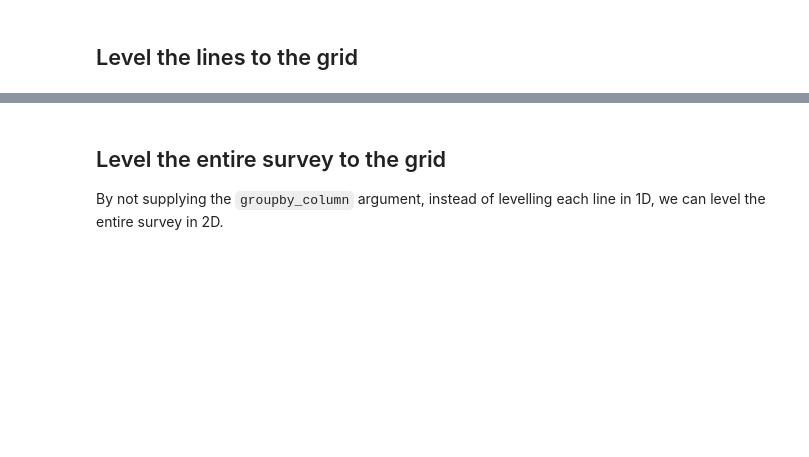
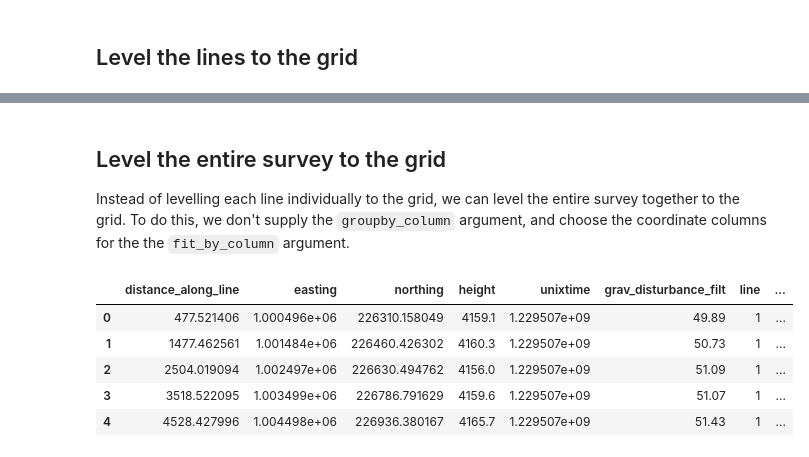
Before and after one commit to GeoToolkits/airbornegeo, a Jupyter notebook: docs/levelling_to_a_grid.ipynb, the cells around one changed output, grey strips where cells are left out. Saved outputs shown, nothing was run; the diff lists cells and outputs as text; code cells hidden in the pictures; blank space fills up the shorter version.

```diff
--- a/docs/levelling_to_a_grid.ipynb
+++ b/docs/levelling_to_a_grid.ipynb
@@ -209,19 +295,3 @@ ax.set_aspect("equal")
-# %%
-# plot the levelling correction
-blocked_survey["levelling_correction_trend_1"] = (
-    blocked_survey.upward_continued_10km - blocked_survey.levelled_trend_1
-)
-max_abs = vd.maxabs(blocked_survey.levelling_correction_trend_1, percentile=95)
-ax = blocked_survey.plot.scatter(
-    "easting",
-    "northing",
-    c="levelling_correction_trend_1",
-    s=0.1,
-    cmap=cmocean.cm.balance,
-    vmin=-max_abs,
-    vmax=max_abs,
-)
-ax.set_aspect("equal")
 # %%
 # look at just 1 of the leveled lines
 line_df = blocked_survey[blocked_survey.line == 2]
@@ -271,21 +320,30 @@ ax = line_df.plot.line(
 # %% [markdown]
 ## Level the entire survey to the grid
 
-By not supplying the `groupby_column` argument, instead of levelling each line in 1D, we can level the entire survey in 2D.
+Instead of levelling each line individually to the grid, we can level the entire survey together to the grid. To do this, we don't supply the `groupby_column` argument, and choose the coordinate columns for the the `fit_by_column` argument.
 # %%
 blocked_survey["levelled_trend_1"] = airbornegeo.level_to_grid(
     blocked_survey,
     degree=1,
+    fit_by_column=("easting", "northing"),  # fit trend based on coordinates
     data_column="upward_continued_10km",
     grid_column="sampled_grid_values",
 )
 blocked_survey["levelled_trend_2"] = airbornegeo.level_to_grid(
     blocked_survey,
     degree=2,
+    fit_by_column=("easting", "northing"),  # fit trend based on coordinates
     data_column="upward_continued_10km",
     grid_column="sampled_grid_values",
 )
 blocked_survey.head()
+# %% [output]
+|  | distance_along_line | easting | northing | height | unixtime | grav_disturbance_filt | line | ... |
+| 0 | 477.521406 | 1.000496e+06 | 226310.158049 | 4159.1 | 1.229507e+09 | 49.89 | 1 | ... |
+| 1 | 1477.462561 | 1.001484e+06 | 226460.426302 | 4160.3 | 1.229507e+09 | 50.73 | 1 | ... |
+| 2 | 2504.019094 | 1.002497e+06 | 226630.494762 | 4156.0 | 1.229507e+09 | 51.09 | 1 | ... |
+| 3 | 3518.522095 | 1.003499e+06 | 226786.791629 | 4159.6 | 1.229507e+09 | 51.07 | 1 | ... |
+| 4 | 4528.427996 | 1.004498e+06 | 226936.380167 | 4165.7 | 1.229507e+09 | 51.43 | 1 | ... |
 # %%
 # plot the levelling correction
 blocked_survey["levelling_correction_trend_1"] = (
```
Also changed, not shown: parts of 20 cells of this notebook, 5 other files.
